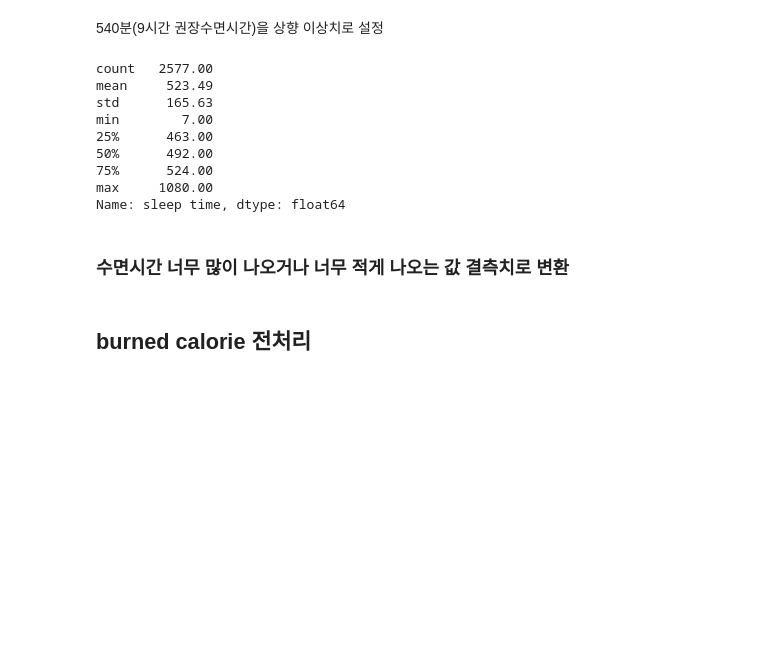
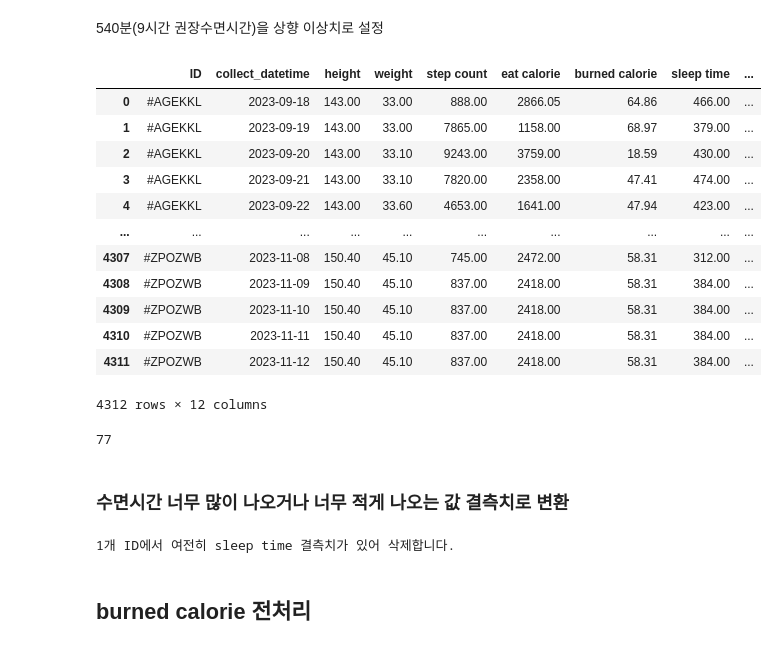
Before and after one commit to jfun28/Explainable_healthcareframework, a Jupyter notebook: 1.DatasetMake/0. 원본 시트로 만들기_제주초.ipynb, the cells around one changed output. Cells and saved outputs as stored; diff of their text form; code cells hidden in the pictures; blank space fills up the shorter version.

```diff
--- a/1.DatasetMake/0. 원본 시트로 만들기_제주초.ipynb
+++ b/1.DatasetMake/0. 원본 시트로 만들기_제주초.ipynb
@@ -482,0 +535,5 @@ df_result2 = pd.merge(df_result, df_total_merge, on=['ID','collect_datetime','ge
+# %%
+#10000보 이상 걸음 걸이수에 대해 스무딩
+
+upper_stepcount_threshold=10000
+grouped = df_total.groupby('ID')
@@ -533,12 +597,0 @@ for _, group in grouped:
-# %%
-df_total2['sleep time'].describe()
-# %% [output]
-count   2577.00
-mean     523.49
-std      165.63
-min        7.00
-25%      463.00
-50%      492.00
-75%      524.00
-max     1080.00
-Name: sleep time, dtype: float64
@@ -547,0 +598,2 @@ df_result3 = pd.merge(df_result2, df_total_merge2, on=['ID','collect_datetime','
+# %%
+grouped = df_total.groupby('ID')
@@ -548,3 +653,23 @@ df_result3 = pd.merge(df_result2, df_total_merge2, on=['ID','collect_datetime','
+# %%
+df_total2
+# %% [output]
+|  | ID | collect_datetime | height | weight | step count | eat calorie | burned calorie | sleep time | ... |
+| 0 | #AGEKKL | 2023-09-18 | 143.00 | 33.00 | 888.00 | 2866.05 | 64.86 | 466.00 | ... |
+| 1 | #AGEKKL | 2023-09-19 | 143.00 | 33.00 | 7865.00 | 1158.00 | 68.97 | 379.00 | ... |
+| 2 | #AGEKKL | 2023-09-20 | 143.00 | 33.10 | 9243.00 | 3759.00 | 18.59 | 430.00 | ... |
+| 3 | #AGEKKL | 2023-09-21 | 143.00 | 33.10 | 7820.00 | 2358.00 | 47.41 | 474.00 | ... |
+| 4 | #AGEKKL | 2023-09-22 | 143.00 | 33.60 | 4653.00 | 1641.00 | 47.94 | 423.00 | ... |
+| ... | ... | ... | ... | ... | ... | ... | ... | ... | ... |
+| 4307 | #ZPOZWB | 2023-11-08 | 150.40 | 45.10 | 745.00 | 2472.00 | 58.31 | 312.00 | ... |
+| 4308 | #ZPOZWB | 2023-11-09 | 150.40 | 45.10 | 837.00 | 2418.00 | 58.31 | 384.00 | ... |
+| 4309 | #ZPOZWB | 2023-11-10 | 150.40 | 45.10 | 837.00 | 2418.00 | 58.31 | 384.00 | ... |
+| 4310 | #ZPOZWB | 2023-11-11 | 150.40 | 45.10 | 837.00 | 2418.00 | 58.31 | 384.00 | ... |
+| 4311 | #ZPOZWB | 2023-11-12 | 150.40 | 45.10 | 837.00 | 2418.00 | 58.31 | 384.00 | ... |
+4312 rows × 12 columns
+# %%
+len(df_total2['ID'].unique())
+# %% [output]
+77
 # %% [markdown]
 ### 수면시간 너무 많이 나오거나 너무 적게 나오는 값 결측치로 변환
 # %%
@@ -566,3 +697,13 @@ df_result3 = replace_under_threshold_with_null(df_result3, 'sleep time_changed',
+# %%
+# 여전히 결측치가 있는 ID 찾기
+still_missing = df_result3[df_result3['sleep time'].isna()]['ID'].unique()
+
+# 해당 ID 모두 삭제
+if len(still_missing) > 0:
+    print(f"{len(still_missing)}개 ID에서 여전히 sleep time 결측치가 있어 삭제합니다.")
+    df_result3 = df_result3[~df_result3['ID'].isin(still_missing)]
+# %% [output]
+1개 ID에서 여전히 sleep time 결측치가 있어 삭제합니다.
 # %% [markdown]
 ##  burned calorie 전처리
 # %% [markdown]
```
Also changed, not shown: parts of 60 cells of this notebook, 16 other files.
